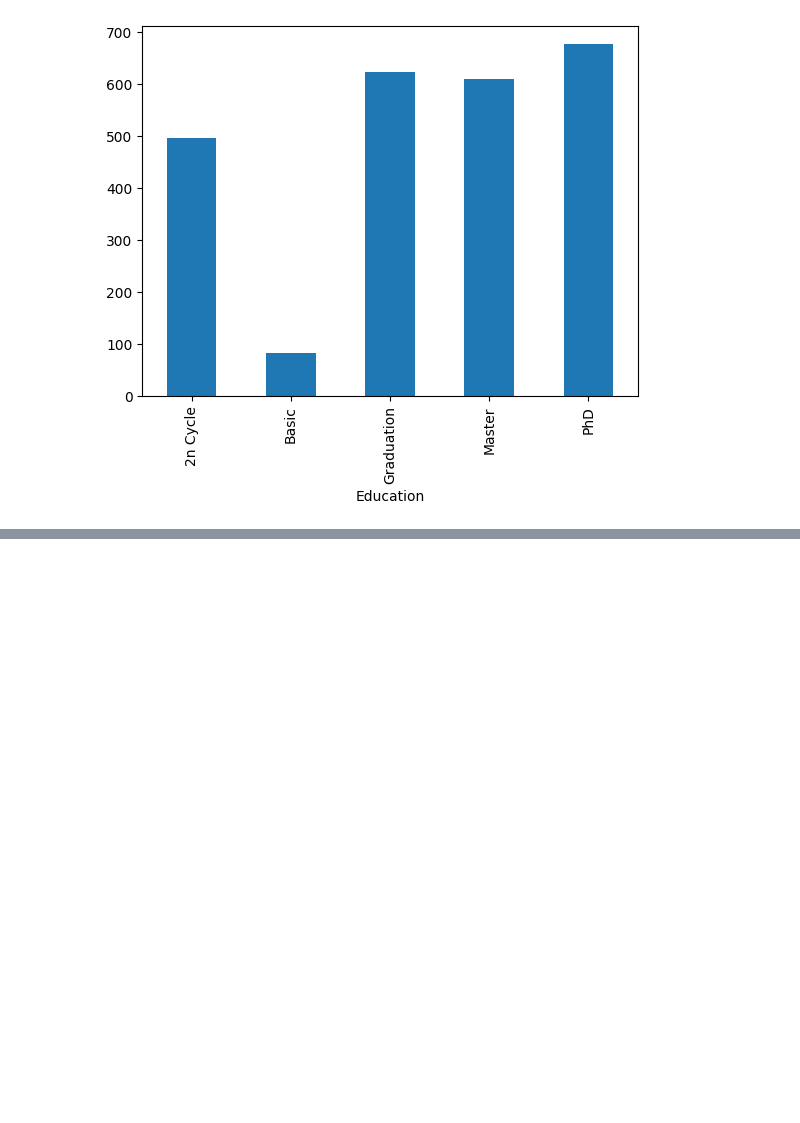
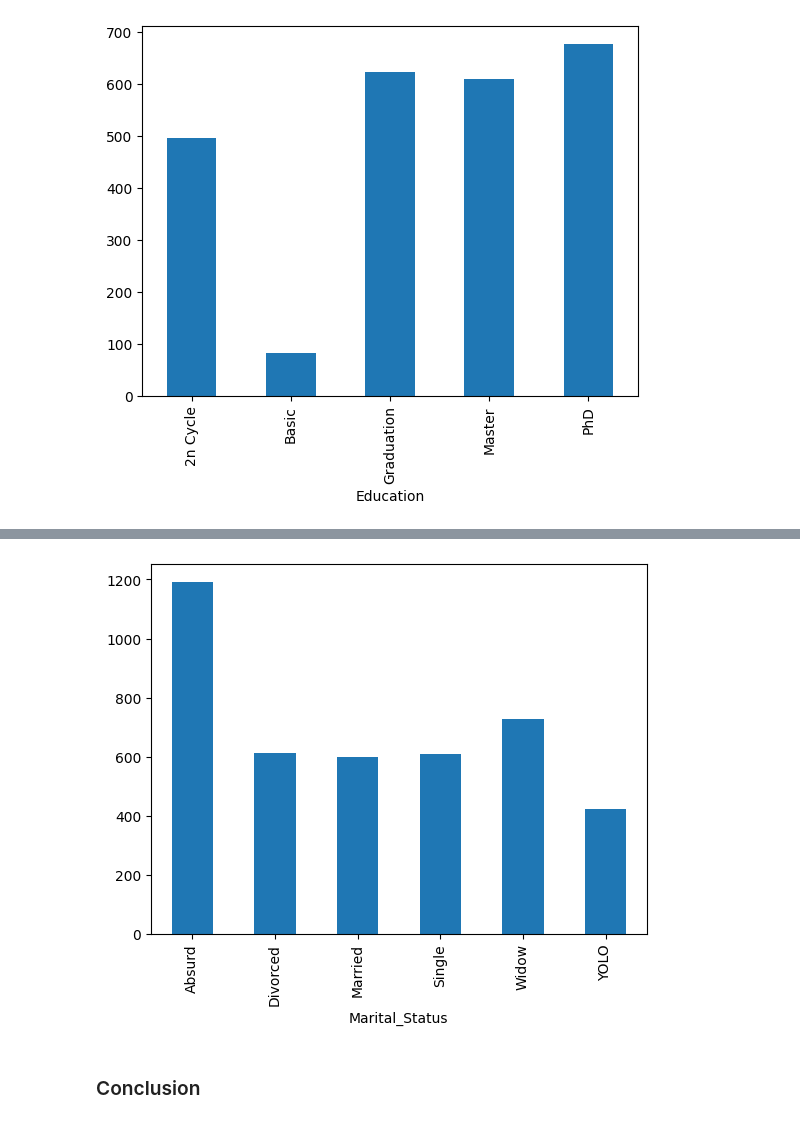
Before and after one commit to umangagarwal08/Customer-Personality-Analysis, a Jupyter notebook: main.ipynb, the cells around one changed output, grey strips where cells are left out. Drawn from its saved outputs; the diff is of its cells as text; code cells hidden in the pictures; blank space fills up the shorter version.

```diff
--- a/main.ipynb
+++ b/main.ipynb
@@ -211,0 +201,7 @@ Index(['ID', 'Year_Birth', 'Education', 'Marital_Status', 'Income', 'Kidhome',
+# %%
+df.groupby('Marital_Status')['TotalSpent'].mean().plot(kind='bar')
+plt.show()
+# %% [output]
+[figure, added]
+# %% [markdown]
+### Conclusion
```
Also changed, not shown: parts of 7 cells of this notebook.
